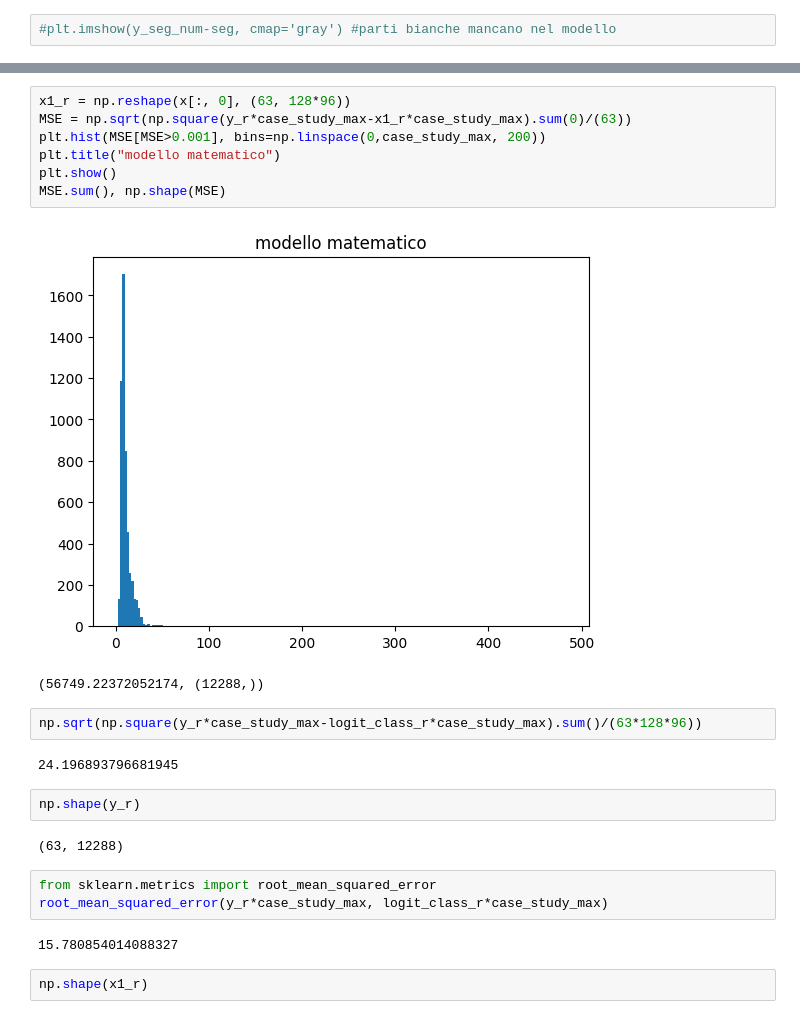
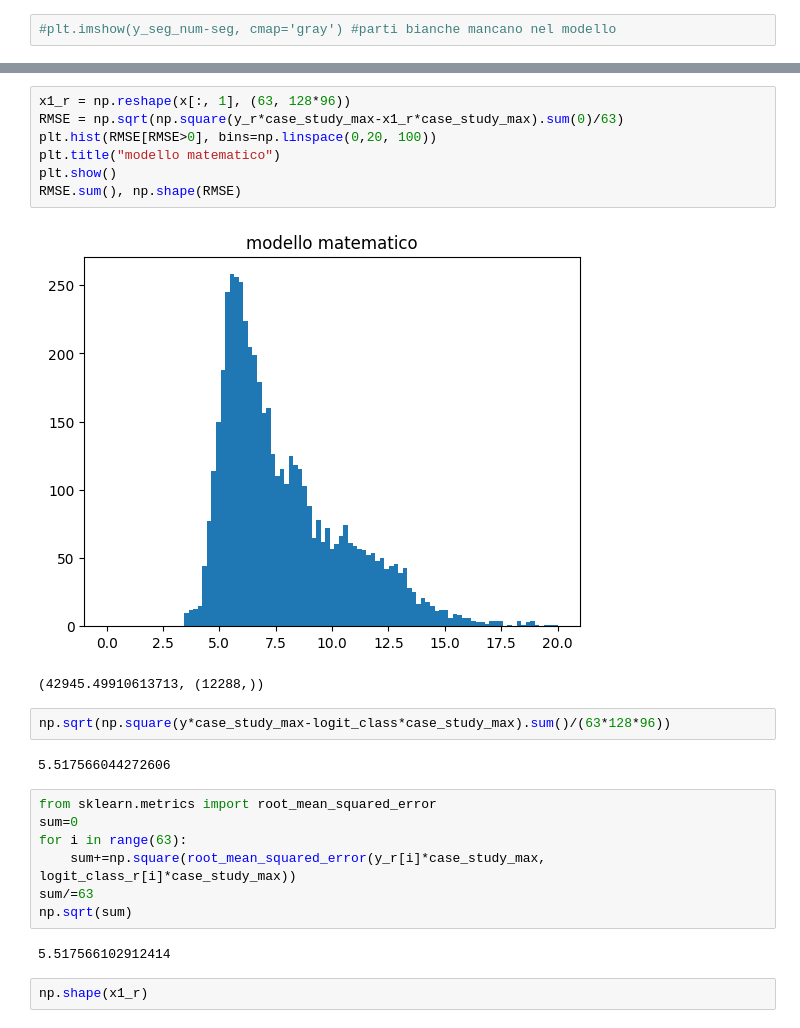
Before and after one commit to simone7monaco/rainfall-prediction, a Jupyter notebook: notebooks/test_model.ipynb, the cells around one changed output, grey strips where cells are left out. Saved outputs shown, nothing was run; the diff lists cells and outputs as text.

```diff
--- a/notebooks/test_model.ipynb
+++ b/notebooks/test_model.ipynb
@@ -103,26 +109,26 @@ plt.show()
 # %%
-x1_r = np.reshape(x[:, 0], (63, 128*96))
-MSE = np.sqrt(np.square(y_r*case_study_max-x1_r*case_study_max).sum(0)/(63))
-plt.hist(MSE[MSE>0.001], bins=np.linspace(0,case_study_max, 200))
+x1_r = np.reshape(x[:, 1], (63, 128*96))
+RMSE = np.sqrt(np.square(y_r*case_study_max-x1_r*case_study_max).sum(0)/63)
+plt.hist(RMSE[RMSE>0], bins=np.linspace(0,20, 100))
 plt.title("modello matematico")
 plt.show()
-MSE.sum(), np.shape(MSE)
+RMSE.sum(), np.shape(RMSE)
 # %% [output]
-[figure, old version]
+[figure, new version]
-(56749.22372052174, (12288,))
+(42945.49910613713, (12288,))
 # %%
-np.sqrt(np.square(y_r*case_study_max-logit_class_r*case_study_max).sum()/(63*128*96))
+np.sqrt(np.square(y*case_study_max-logit_class*case_study_max).sum()/(63*128*96))
 # %% [output]
-24.196893796681945
+5.517566044272606
-# %%
-np.shape(y_r)
-# %% [output]
-(63, 12288)
 # %%
 from sklearn.metrics import root_mean_squared_error
-root_mean_squared_error(y_r*case_study_max, logit_class_r*case_study_max)
+sum=0
+for i in range(63):
+    sum+=np.square(root_mean_squared_error(y_r[i]*case_study_max, logit_class_r[i]*case_study_max))
+sum/=63
+np.sqrt(sum)
 # %% [output]
-15.780854014088327
+5.517566102912414
 # %%
 np.shape(x1_r)
 # %% [output]
```
Also changed, not shown: parts of 12 cells of this notebook, 1 other file.
